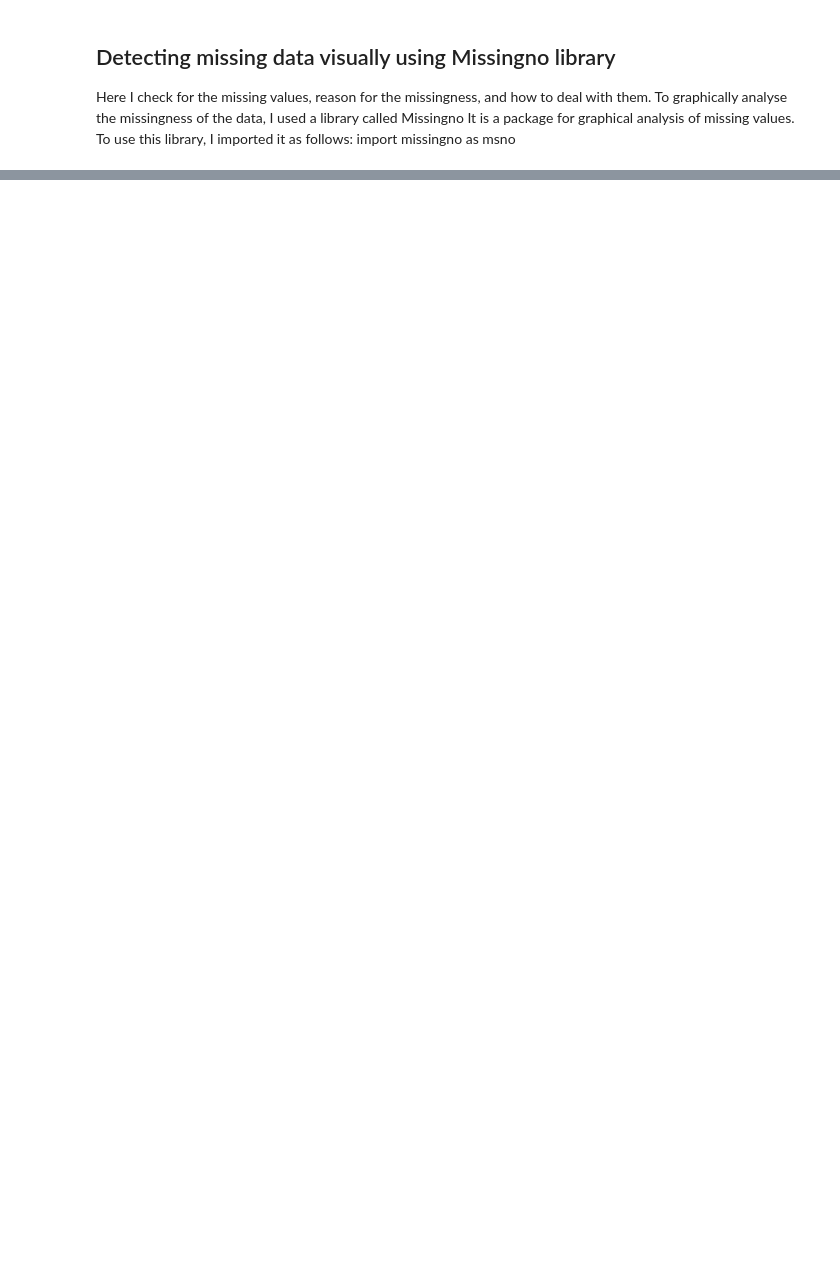
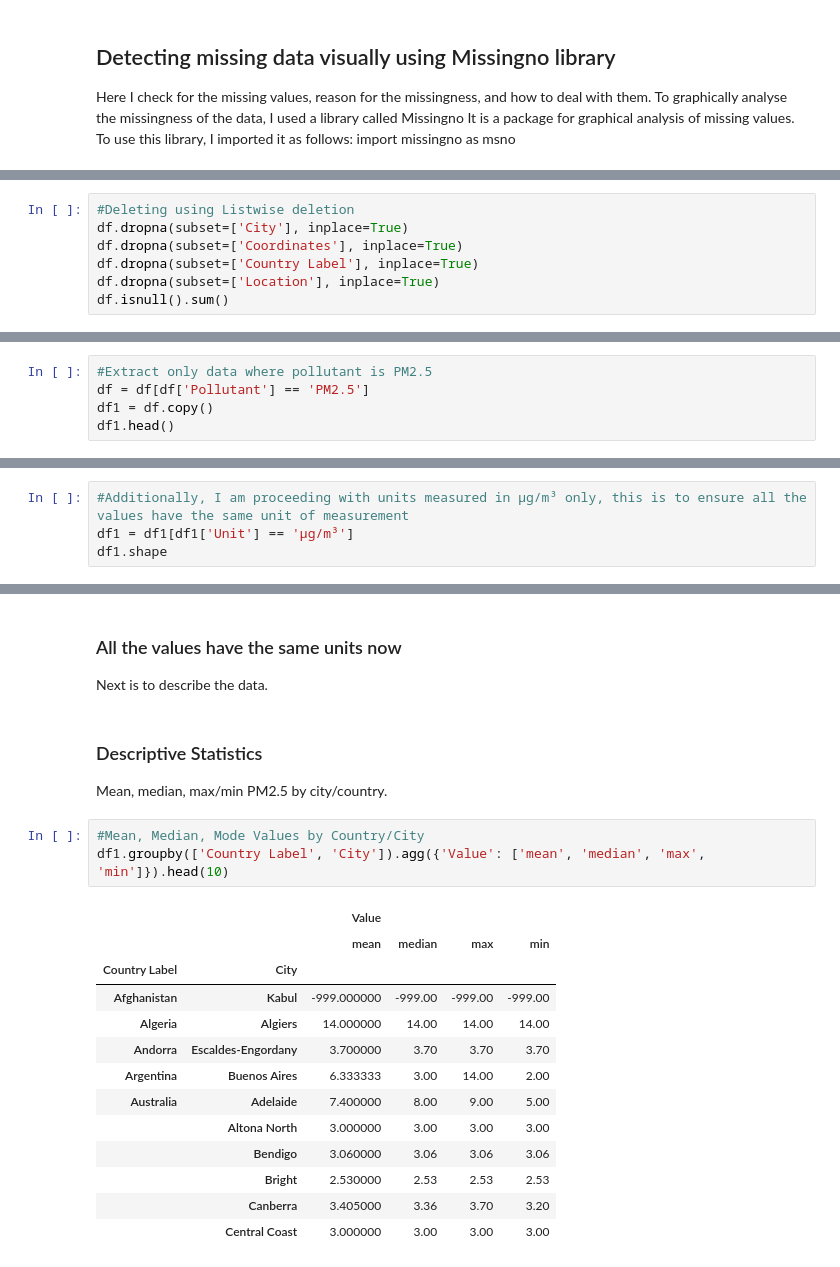
Before and after one commit to ak-boateng/air-quality-index, a Jupyter notebook: Air_Quality_Index_Project.ipynb, the cells around one changed output, grey strips where cells are left out. Cells and saved outputs as stored; diff of their text form; blank space fills up the shorter version.

```diff
--- a/Air_Quality_Index_Project.ipynb
+++ b/Air_Quality_Index_Project.ipynb
@@ -167,0 +84,7 @@ is_mobile: p=nan
+# %%
+#Deleting using Listwise deletion
+df.dropna(subset=['City'], inplace=True)
+df.dropna(subset=['Coordinates'], inplace=True)
+df.dropna(subset=['Country Label'], inplace=True)
+df.dropna(subset=['Location'], inplace=True)
+df.isnull().sum()
@@ -167,0 +154,5 @@ is_mobile: p=nan
+# %%
+#Extract only data where pollutant is PM2.5
+df = df[df['Pollutant'] == 'PM2.5']
+df1 = df.copy()
+df1.head()
@@ -167,0 +166,4 @@ is_mobile: p=nan
+# %%
+#Additionally, I am proceeding with units measured in µg/m³ only, this is to ensure all the values have the same unit of measurement
+df1 = df1[df1['Unit'] == 'µg/m³']
+df1.shape
@@ -167,0 +212,24 @@ is_mobile: p=nan
+# %% [markdown]
+### All the values have the same units now
+
+Next is to describe the data.
+# %% [markdown]
+### Descriptive Statistics
+Mean, median, max/min PM2.5 by city/country.
+# %%
+#Mean, Median, Mode Values by Country/City
+df1.groupby(['Country Label', 'City']).agg({'Value': ['mean', 'median', 'max', 'min']}).head(10)
+# %% [output]
+|  |  | Value |  |  |  |
+|  |  | mean | median | max | min |
+| Country Label | City |  |  |  |  |
+| Afghanistan | Kabul | -999.000000 | -999.00 | -999.00 | -999.00 |
+| Algeria | Algiers | 14.000000 | 14.00 | 14.00 | 14.00 |
+| Andorra | Escaldes-Engordany | 3.700000 | 3.70 | 3.70 | 3.70 |
+| Argentina | Buenos Aires | 6.333333 | 3.00 | 14.00 | 2.00 |
+| Australia | Adelaide | 7.400000 | 8.00 | 9.00 | 5.00 |
+|  | Altona North | 3.000000 | 3.00 | 3.00 | 3.00 |
+|  | Bendigo | 3.060000 | 3.06 | 3.06 | 3.06 |
+|  | Bright | 2.530000 | 2.53 | 2.53 | 2.53 |
+|  | Canberra | 3.405000 | 3.36 | 3.70 | 3.20 |
+|  | Central Coast | 3.000000 | 3.00 | 3.00 | 3.00 |
```
Also changed, not shown: parts of 27 cells of this notebook.
